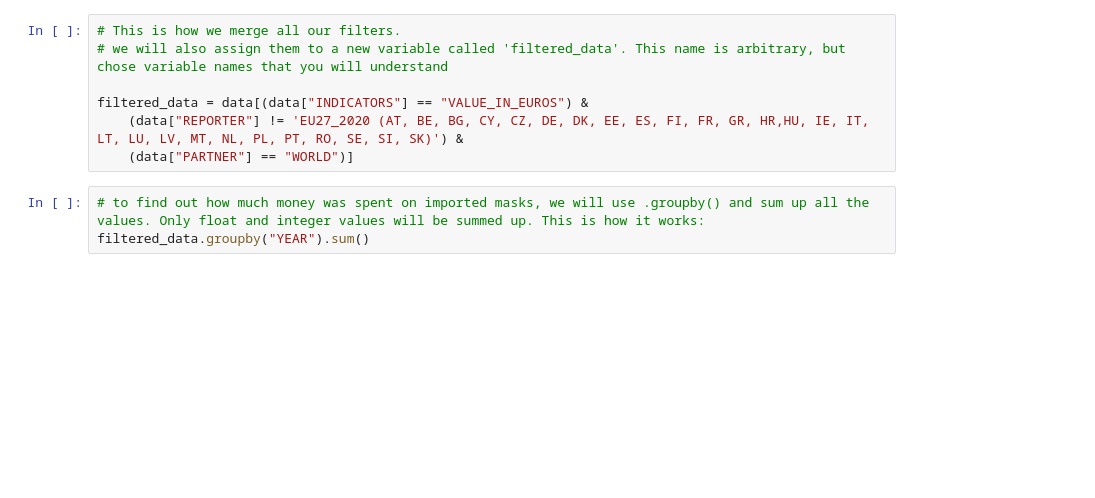
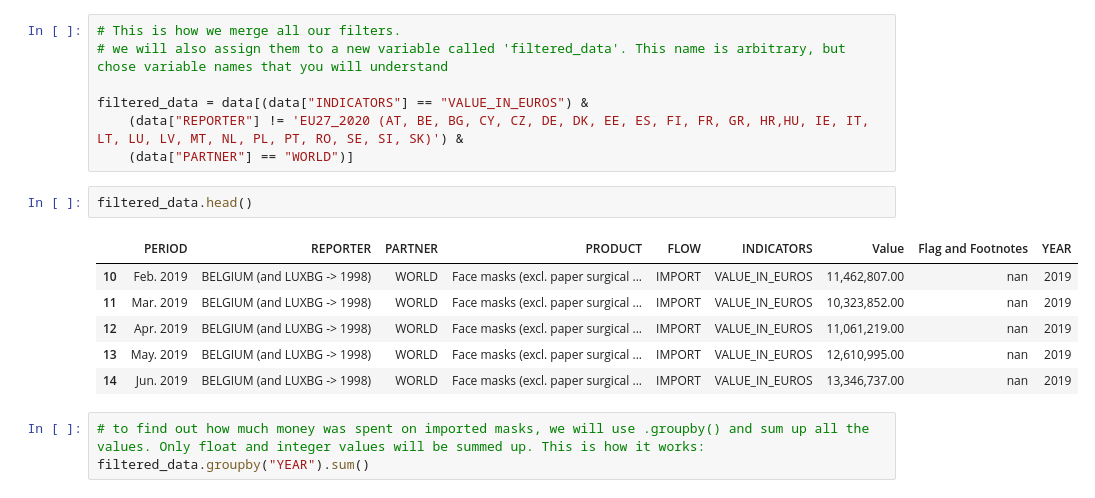
Before and after one commit to zufanka/DataAnalysisPython_DataHarvest2020, a Jupyter notebook: FILLED-IN_exploration_cleaning_workbook.ipynb, the cells around one changed output. Cells and saved outputs as stored; diff of their text form; blank space fills up the shorter version.

```diff
--- a/FILLED-IN_exploration_cleaning_workbook.ipynb
+++ b/FILLED-IN_exploration_cleaning_workbook.ipynb
@@ -342,6 +344,15 @@ data[data["INDICATORS"] == "VALUE_IN_EUROS"]
 filtered_data = data[(data["INDICATORS"] == "VALUE_IN_EUROS") &
     (data["REPORTER"] != 'EU27_2020 (AT, BE, BG, CY, CZ, DE, DK, EE, ES, FI, FR, GR, HR,HU, IE, IT, LT, LU, LV, MT, NL, PL, PT, RO, SE, SI, SK)') &
     (data["PARTNER"] == "WORLD")]
+# %%
+filtered_data.head()
+# %% [output]
+|  | PERIOD | REPORTER | PARTNER | PRODUCT | FLOW | INDICATORS | Value | Flag and Footnotes | YEAR |
+| 10 | Feb. 2019 | BELGIUM (and LUXBG -> 1998) | WORLD | Face masks (excl. paper surgical ... | IMPORT | VALUE_IN_EUROS | 11,462,807.00 | nan | 2019 |
+| 11 | Mar. 2019 | BELGIUM (and LUXBG -> 1998) | WORLD | Face masks (excl. paper surgical ... | IMPORT | VALUE_IN_EUROS | 10,323,852.00 | nan | 2019 |
+| 12 | Apr. 2019 | BELGIUM (and LUXBG -> 1998) | WORLD | Face masks (excl. paper surgical ... | IMPORT | VALUE_IN_EUROS | 11,061,219.00 | nan | 2019 |
+| 13 | May. 2019 | BELGIUM (and LUXBG -> 1998) | WORLD | Face masks (excl. paper surgical ... | IMPORT | VALUE_IN_EUROS | 12,610,995.00 | nan | 2019 |
+| 14 | Jun. 2019 | BELGIUM (and LUXBG -> 1998) | WORLD | Face masks (excl. paper surgical ... | IMPORT | VALUE_IN_EUROS | 13,346,737.00 | nan | 2019 |
 # %%
 # to find out how much money was spent on imported masks, we will use .groupby() and sum up all the values. Only float and integer values will be summed up. This is how it works:
 filtered_data.groupby("YEAR").sum()
```
Also changed, not shown: parts of 29 cells of this notebook, 2 other files.
